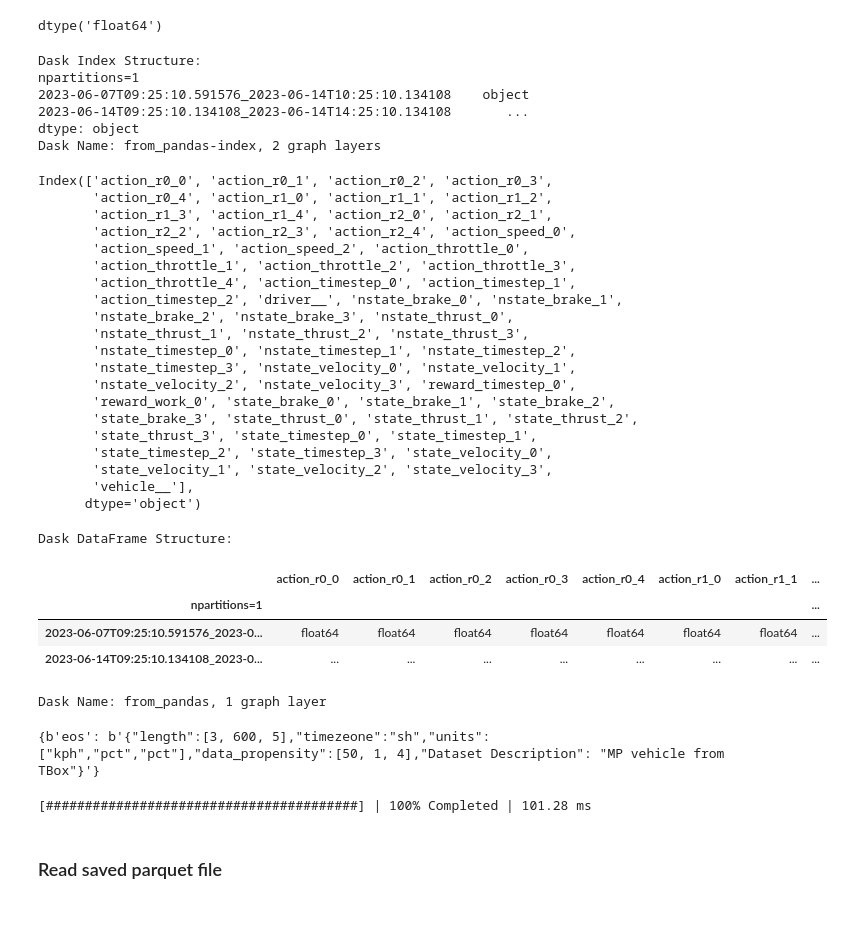
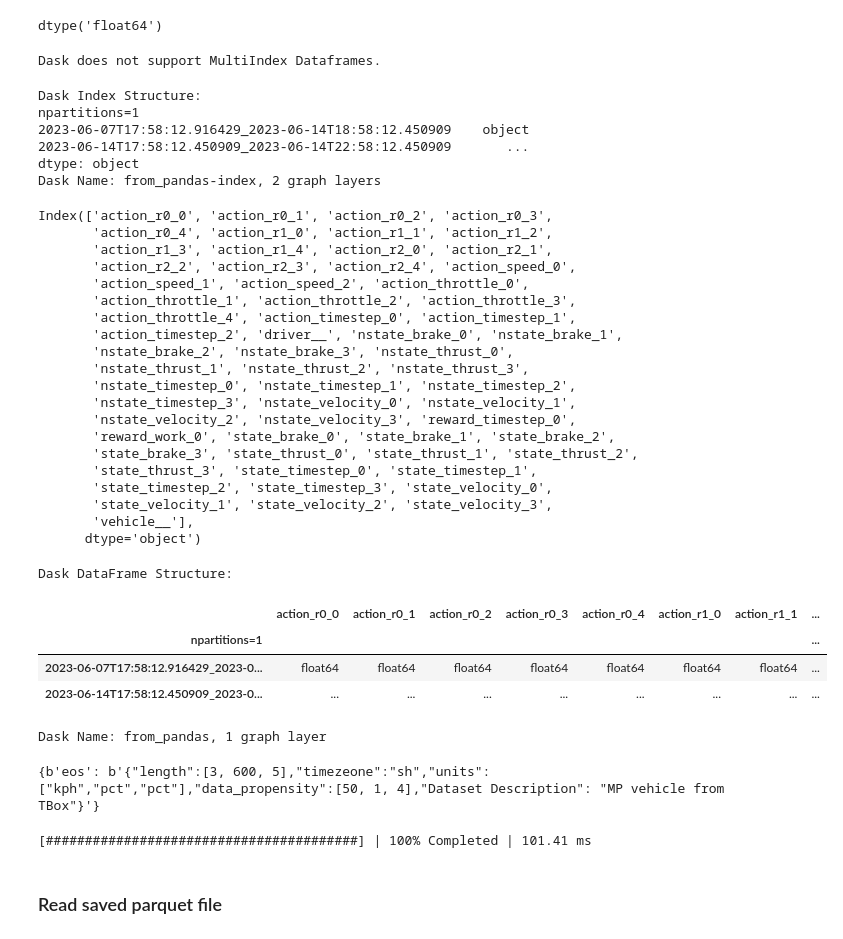
Before and after one commit to Binjian/eos, a Jupyter notebook: eos/utils/eos_timeseries_dataframe.ipynb, the cells around one changed output. Saved outputs shown, nothing was run; the diff lists cells and outputs as text; code cells hidden in the pictures.

```diff
--- a/eos/utils/eos_timeseries_dataframe.ipynb
+++ b/eos/utils/eos_timeseries_dataframe.ipynb
@@ -1884,50 +1941,51 @@ CategoricalDtype(categories=['MP73', 'VB7'], ordered=False)
 dtype('float64')
 # %%
 try:
-    ddf_episodes = dd.from_pandas(dfs_episodes_sorted_flat, npartitions=1)
+    ddf_episodes = dd.from_pandas(dfs_episodes_sorted_flat_col, npartitions=1)
 except Exception as e:
     print(e)
 
 try:
     ddf_episodes.index
     ddf_episodes.columns
 except Exception as e:
     print(e)
 
 ddf_episodes
 # %% [output]
-Dask Index Structure:
-npartitions=1
-2023-06-07T09:25:10.591576_2023-06-14T10:25:10.134108    object
-2023-06-14T09:25:10.134108_2023-06-14T14:25:10.134108       ...
-dtype: object
-Dask Name: from_pandas-index, 2 graph layers
+Dask does not support MultiIndex Dataframes.
-Index(['action_r0_0', 'action_r0_1', 'action_r0_2', 'action_r0_3',
-       'action_r0_4', 'action_r1_0', 'action_r1_1', 'action_r1_2',
-       'action_r1_3', 'action_r1_4', 'action_r2_0', 'action_r2_1',
-       'action_r2_2', 'action_r2_3', 'action_r2_4', 'action_speed_0',
-       'action_speed_1', 'action_speed_2', 'action_throttle_0',
-       'action_throttle_1', 'action_throttle_2', 'action_throttle_3',
-       'action_throttle_4', 'action_timestep_0', 'action_timestep_1',
-       'action_timestep_2', 'driver__', 'nstate_brake_0', 'nstate_brake_1',
-       'nstate_brake_2', 'nstate_brake_3', 'nstate_thrust_0',
-       'nstate_thrust_1', 'nstate_thrust_2', 'nstate_thrust_3',
-       'nstate_timestep_0', 'nstate_timestep_1', 'nstate_timestep_2',
-       'nstate_timestep_3', 'nstate_velocity_0', 'nstate_velocity_1',
-       'nstate_velocity_2', 'nstate_velocity_3', 'reward_timestep_0',
-       'reward_work_0', 'state_brake_0', 'state_brake_1', 'state_brake_2',
-       'state_brake_3', 'state_thrust_0', 'state_thrust_1', 'state_thrust_2',
-       'state_thrust_3', 'state_timestep_0', 'state_timestep_1',
-       'state_timestep_2', 'state_timestep_3', 'state_velocity_0',
-       'state_velocity_1', 'state_velocity_2', 'state_velocity_3',
-       'vehicle__'],
-      dtype='object')
+Dask Index Structure:
+npartitions=1
+2023-06-07T17:58:12.916429_2023-06-14T18:58:12.450909    object
+2023-06-14T17:58:12.450909_2023-06-14T22:58:12.450909       ...
+dtype: object
+Dask Name: from_pandas-index, 2 graph layers
-Dask DataFrame Structure:
+Index(['action_r0_0', 'action_r0_1', 'action_r0_2', 'action_r0_3',
+       'action_r0_4', 'action_r1_0', 'action_r1_1', 'action_r1_2',
+       'action_r1_3', 'action_r1_4', 'action_r2_0', 'action_r2_1',
+       'action_r2_2', 'action_r2_3', 'action_r2_4', 'action_speed_0',
+       'action_speed_1', 'action_speed_2', 'action_throttle_0',
+       'action_throttle_1', 'action_throttle_2', 'action_throttle_3',
+       'action_throttle_4', 'action_timestep_0', 'action_timestep_1',
+       'action_timestep_2', 'driver__', 'nstate_brake_0', 'nstate_brake_1',
+       'nstate_brake_2', 'nstate_brake_3', 'nstate_thrust_0',
+       'nstate_thrust_1', 'nstate_thrust_2', 'nstate_thrust_3',
+       'nstate_timestep_0', 'nstate_timestep_1', 'nstate_timestep_2',
+       'nstate_timestep_3', 'nstate_velocity_0', 'nstate_velocity_1',
+       'nstate_velocity_2', 'nstate_velocity_3', 'reward_timestep_0',
+       'reward_work_0', 'state_brake_0', 'state_brake_1', 'state_brake_2',
+       'state_brake_3', 'state_thrust_0', 'state_thrust_1', 'state_thrust_2',
+       'state_thrust_3', 'state_timestep_0', 'state_timestep_1',
+       'state_timestep_2', 'state_timestep_3', 'state_velocity_0',
+       'state_velocity_1', 'state_velocity_2', 'state_velocity_3',
+       'vehicle__'],
+      dtype='object')
+Dask DataFrame Structure:
 |  | action_r0_0 | action_r0_1 | action_r0_2 | action_r0_3 | action_r0_4 | action_r1_0 | action_r1_1 | ... |
 | npartitions=1 |  |  |  |  |  |  |  | ... |
-| 2023-06-07T09:25:10.591576_2023-0... | float64 | float64 | float64 | float64 | float64 | float64 | float64 | ... |
-| 2023-06-14T09:25:10.134108_2023-0... | ... | ... | ... | ... | ... | ... | ... | ... |
+| 2023-06-07T17:58:12.916429_2023-0... | float64 | float64 | float64 | float64 | float64 | float64 | float64 | ... |
+| 2023-06-14T17:58:12.450909_2023-0... | ... | ... | ... | ... | ... | ... | ... | ... |
-Dask Name: from_pandas, 1 graph layer
+Dask Name: from_pandas, 1 graph layer
 # %%
 
 custom_metadata = {
@@ -1950,7 +2008,7 @@ try:
 except Exception as e:
     print(e)
 # %% [output]
-[########################################] | 100% Completed | 101.28 ms
+[########################################] | 100% Completed | 101.41 ms
 # %% [markdown]
 ### Read saved parquet file
 # %%
```
Also changed, not shown: parts of 65 cells of this notebook, 3 other files.
